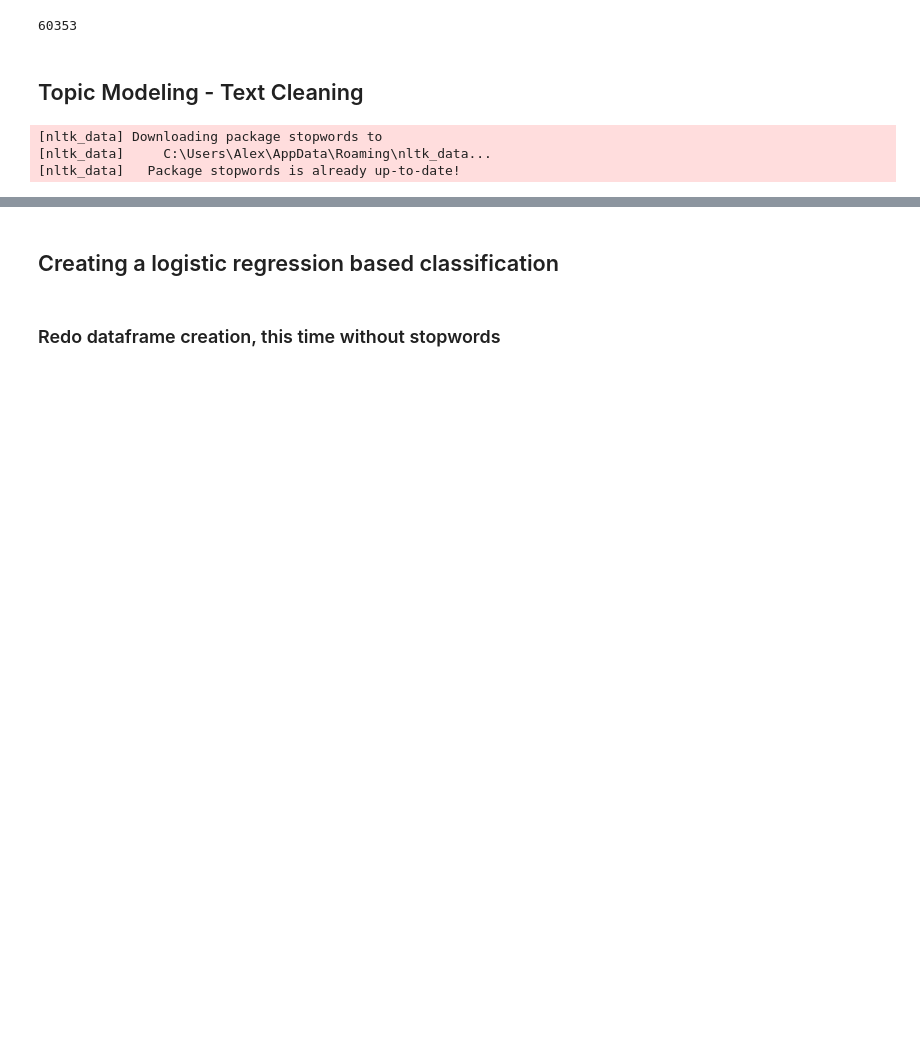
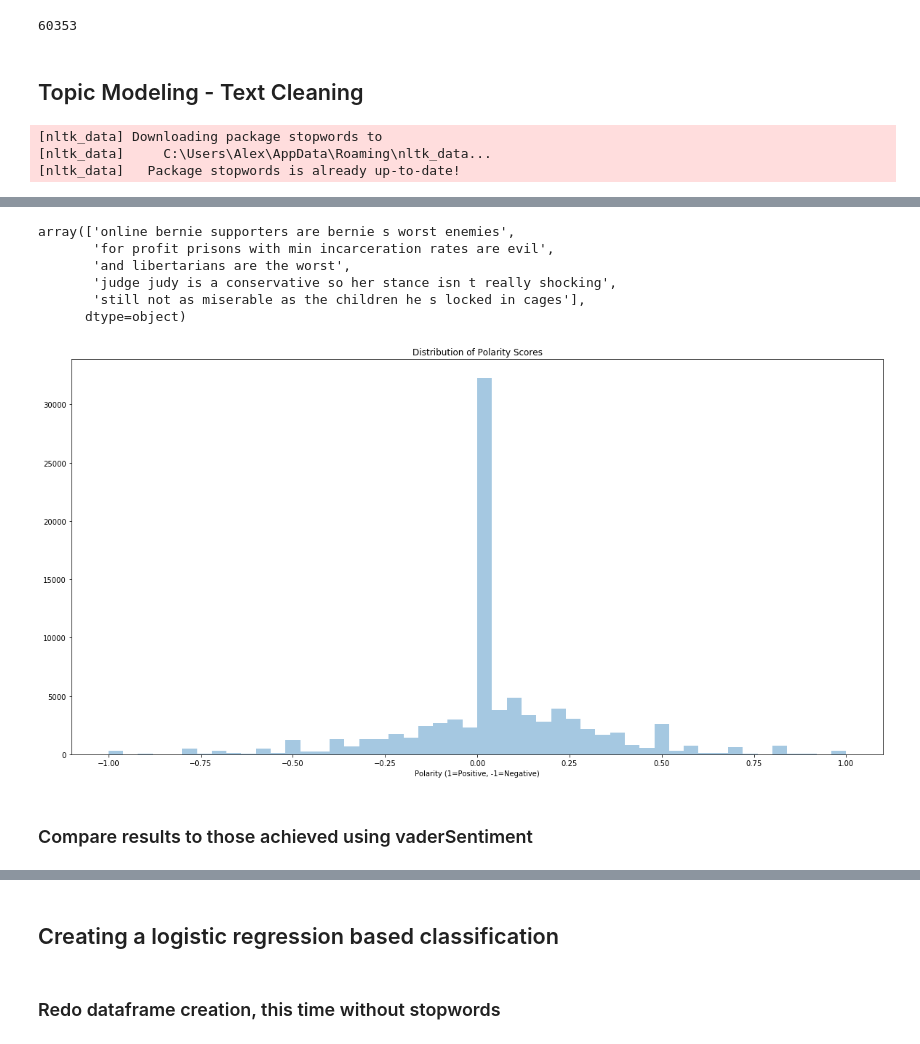
Before and after one commit to alexilyin1/reddit_scraper, a Jupyter notebook: reddit_analysis.ipynb, the cells around one changed output, grey strips where cells are left out. Cells and saved outputs as stored; diff of their text form; code cells hidden in the pictures; blank space fills up the shorter version.

Commit message:
add sentiment

```diff
--- a/reddit_analysis.ipynb
+++ b/reddit_analysis.ipynb
@@ -868,7 +903,12 @@ all_list_clean = [rem_stopwords(a) for a in all_list if rem_stopwords(a) != None
+# %%
+top_words = pd.concat([counts_df.iloc[1:20,], counts_df.iloc[762:]])
 # %%
-all_words = set()
+all_comments = []
 for line in all_list_clean:
     text = "".join(line)
-    text = text.strip().split()
+    text = text.split()
     for words in text:
-        all_words.add(words)
+        if words in list(top_words['word'].values):
+            continue
+        else:
+            all_comments.append(words)
@@ -918,0 +985,8 @@ vis
+# %%
+from textblob import TextBlob
+
+comments = right_comments_clean + left_comments_clean
+affiliation = right_affiliation + left_affiliation
+
+comments_df = pd.DataFrame(list(zip(comments, affiliation)), columns = ['text', 'affiliation'])
+comments_df = comments_df[comments_df['text']!='']
@@ -918,0 +1002,2 @@ vis
+# %%
+comments_df['polarity'] = comments_df['text'].map(lambda text: TextBlob(text).sentiment.polarity)
@@ -918,0 +1012,18 @@ vis
+# %%
+comments_df[comments_df['polarity']==-1]['text'].sample(5).values
+# %% [output]
+array(['online bernie supporters are bernie s worst enemies',
+       'for profit prisons with min incarceration rates are evil',
+       'and libertarians are the worst',
+       'judge judy is a conservative so her stance isn t really shocking',
+       'still not as miserable as the children he s locked in cages'],
+      dtype=object)
+# %%
+sns.distplot(comments_df['polarity'], kde=False)
+plt.title('Distribution of Polarity Scores')
+plt.xlabel('Polarity (1=Positive, -1=Negative)')
+plt.show()
+# %% [output]
+[figure, added]
+# %% [markdown]
+### Compare results to those achieved using vaderSentiment
```
Also changed, not shown: parts of 23 cells of this notebook, 1 other file.
